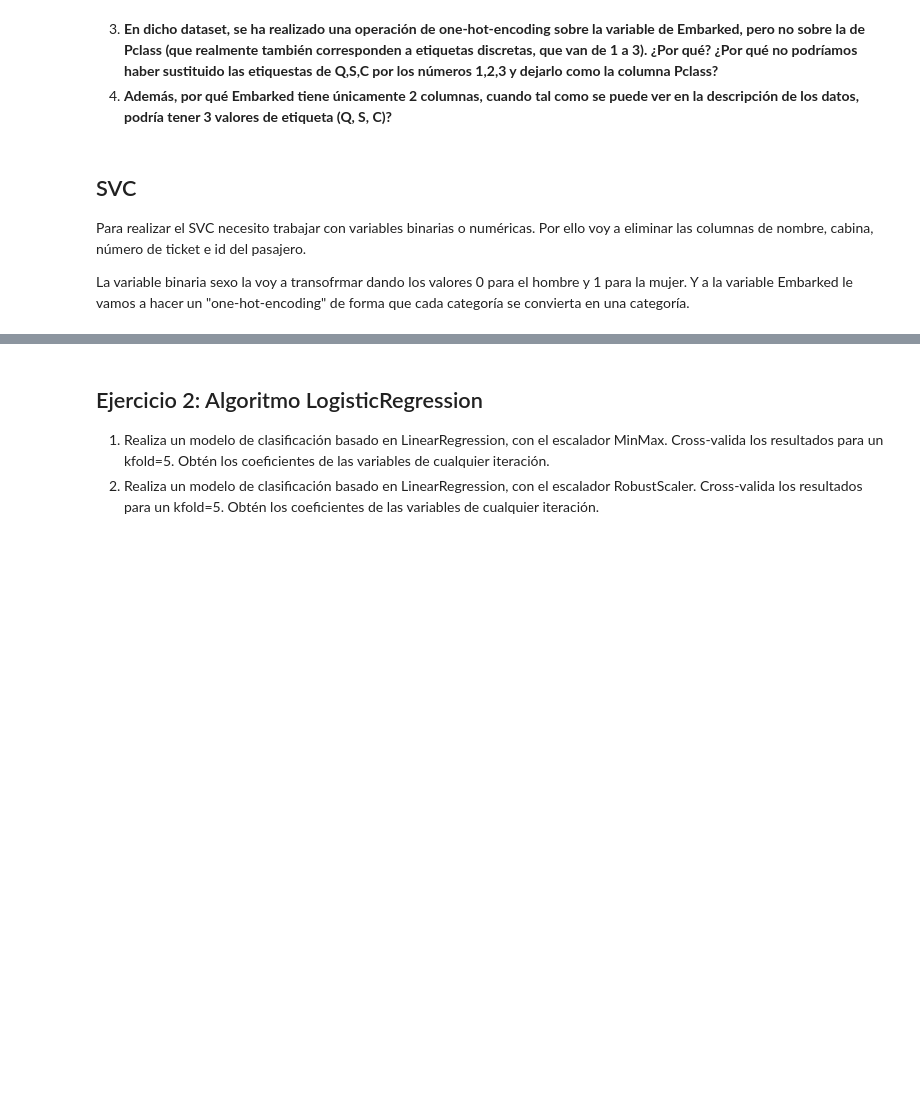
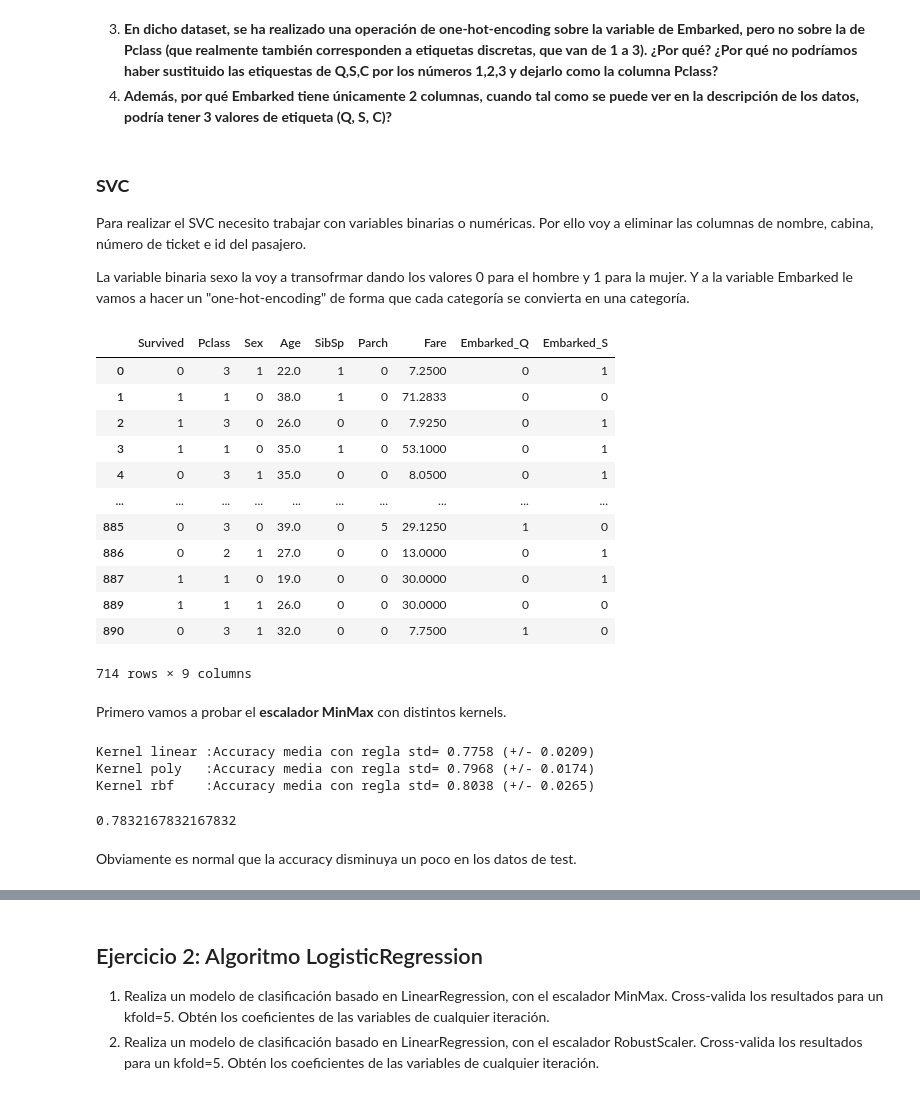
Before and after one commit to jimenami/master_ciencia_datos, a Jupyter notebook: DATA_MINING/DM2025_Clasificación.ipynb, the cells around one changed output, grey strips where cells are left out. Drawn from its saved outputs; the diff is of its cells as text; code cells hidden in the pictures; blank space fills up the shorter version.

```diff
--- a/DATA_MINING/DM2025_Clasificación.ipynb
+++ b/DATA_MINING/DM2025_Clasificación.ipynb
@@ -118,7 +118,7 @@ Tras realizar las operaciones de preprocesado de datos para el algoritmos SVC, d
 3.   **En dicho dataset, se ha realizado una operación de one-hot-encoding sobre la variable de Embarked, pero no sobre la de Pclass (que realmente también corresponden a etiquetas discretas, que van de 1 a 3). ¿Por qué? ¿Por qué no podríamos haber sustituido las etiquestas de Q,S,C por los números 1,2,3 y dejarlo como la columna Pclass?**
 4.   **Además, por qué Embarked tiene únicamente 2 columnas, cuando tal como se puede ver en la descripción de los datos, podría tener 3 valores de etiqueta (Q, S, C)?**
 # %% [markdown]
-## SVC
+### **SVC**
 Para realizar el SVC necesito trabajar con variables binarias o numéricas.
 Por ello voy a eliminar las columnas de nombre, cabina, número de ticket e id del pasajero.
 
@@ -128,0 +127,35 @@ df_titanic.drop('Name','Cabin', 'PassengerId','Ticket',)
+# %%
+df_titanic = df_titanic.drop(columns = ['Name','Cabin', 'PassengerId','Ticket'])
+# Convertimos Sex a variable binaria de 0 y 1
+df_titanic['Sex'] = (df_titanic['Sex'] == 'male').astype(int)
+
+# Hacemos one-hot-encoding a la columna Embarked
+df_titanic = pd.get_dummies(df_titanic, columns=['Embarked'])
+
+# Podemos eliminar una de las 3 columnas creadas, por ejemplo Embarked_C como nos indican arriba, porque si un pasajero no embarcó ni en S ni en Q entonces por narices
+# embarcó en C, son excluyentes; es decir, que solo 2 columnas ya contienen toda la información de las 3.
+df_titanic = df_titanic.drop(columns = ['Embarked_C'])
+
+# Ponemos False = 0 y True = 1 en las otras 2
+df_titanic['Embarked_S'] = (df_titanic['Embarked_S'] == True).astype(int)
+df_titanic['Embarked_Q'] = (df_titanic['Embarked_Q'] == True).astype(int)
+
+# Por último, eliminamos los valores faltantes NaN, que el SVC no va a poder trabajar con ellos
+df_titanic = df_titanic.dropna()
+df_titanic
+# %% [output]
+|  | Survived | Pclass | Sex | Age | SibSp | Parch | Fare | Embarked_Q | Embarked_S |
+| 0 | 0 | 3 | 1 | 22.0 | 1 | 0 | 7.2500 | 0 | 1 |
+| 1 | 1 | 1 | 0 | 38.0 | 1 | 0 | 71.2833 | 0 | 0 |
+| 2 | 1 | 3 | 0 | 26.0 | 0 | 0 | 7.9250 | 0 | 1 |
+| 3 | 1 | 1 | 0 | 35.0 | 1 | 0 | 53.1000 | 0 | 1 |
+| 4 | 0 | 3 | 1 | 35.0 | 0 | 0 | 8.0500 | 0 | 1 |
+| ... | ... | ... | ... | ... | ... | ... | ... | ... | ... |
+| 885 | 0 | 3 | 0 | 39.0 | 0 | 5 | 29.1250 | 1 | 0 |
+| 886 | 0 | 2 | 1 | 27.0 | 0 | 0 | 13.0000 | 0 | 1 |
+| 887 | 1 | 1 | 0 | 19.0 | 0 | 0 | 30.0000 | 0 | 1 |
+| 889 | 1 | 1 | 1 | 26.0 | 0 | 0 | 30.0000 | 0 | 0 |
+| 890 | 0 | 3 | 1 | 32.0 | 0 | 0 | 7.7500 | 1 | 0 |
+714 rows × 9 columns
+# %% [markdown]
+Primero vamos a probar el **escalador MinMax** con distintos kernels.
@@ -128,0 +184,29 @@ df_titanic.drop('Name','Cabin', 'PassengerId','Ticket',)
+# %%
+# Vamos a hacer la cross-validation para los distintos kernels en el conjunto de train.
+# Ponemos la semilla en 43 para garantizar reproducibilidad de los resultados
+cv = KFold(n_splits=5, shuffle=True, random_state=43)
+
+kernels = ['linear', 'poly', 'rbf']
+resultados = {}
+
+for kernel in kernels:
+  modelo = SVC(kernel=kernel)
+  # Realizamos la validación cruzada
+  scores = cross_val_score(modelo, X_train.scaled, y_train, cv=cv, scoring='accuracy')
+  resultados[kernel] = scores.mean()
+  print(f"Kernel {kernel:7}:Accuracy media con regla std= {scores.mean():.4f} (+/- {scores.std():.4f})")
+# %% [output]
+Kernel linear :Accuracy media con regla std= 0.7758 (+/- 0.0209)
+Kernel poly   :Accuracy media con regla std= 0.7968 (+/- 0.0174)
+Kernel rbf    :Accuracy media con regla std= 0.8038 (+/- 0.0265)
+# %%
+# El mejor resultado nos sale para el kernel radial
+# Lo aplicamos a los datos de test para ver cómo funciona en ellos
+
+modelo = SVC(kernel='rbf')
+modelo.fit(X_train_scaled, y_train)
+modelo.score(X_test_scaled, y_test)
+# %% [output]
+0.7832167832167832
+# %% [markdown]
+Obviamente es normal que la accuracy disminuya un poco en los datos de test.
```
Also changed, not shown: parts of 33 cells of this notebook.
